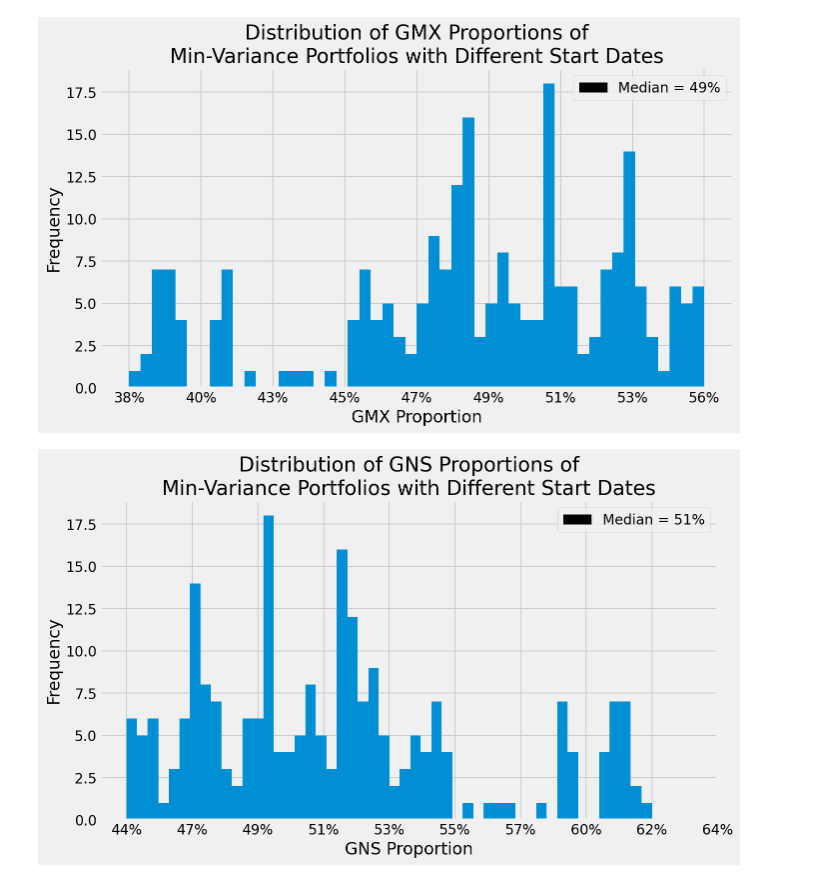
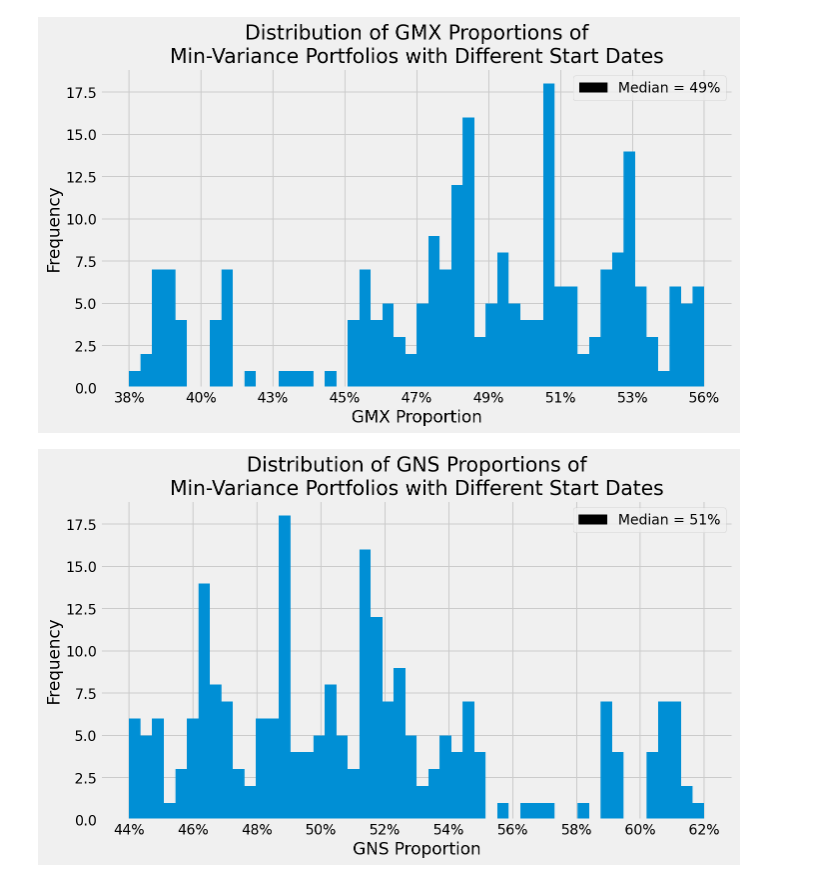
Before and after one commit to coindataschool/mixture, a Jupyter notebook: notebook/min_variance_portfolio.ipynb, the cells around one changed output. Drawn from its saved outputs; the diff is of its cells as text; code cells hidden in the pictures.

```diff
--- a/notebook/min_variance_portfolio.ipynb
+++ b/notebook/min_variance_portfolio.ipynb
@@ -262,15 +262,15 @@ plt.savefig(os.path.join(png_dir, 'minvar_portfolios_weights_gmx.png'), dpi=300)
 # %%
 # plot distribution of GNS proportions
 fig_title = 'Distribution of GNS Proportions of\nMin-Variance Portfolios with Different Start Dates'
-plt_histogram(minvar_portfolios['GNS %'], fig_title, xlab='GNS Proportion')
+plt_histogram(minvar_portfolios['GNS %'], fig_title, xlab='GNS Proportion', xaxis_nticks=9)
 
 # make legend to show the median value
 med = minvar_portfolios['GNS %'].median()
 l1 = mpatches.Patch(color='black',  label='Median = {:.0%}'.format(med))
 plt.legend(handles=[l1], loc='upper right')
 
 # save
 plt.tight_layout()
 plt.savefig(os.path.join(png_dir, 'minvar_portfolios_weights_gns.png'), dpi=300)
 # %% [output]
-[figure, old version]
+[figure, new version]
```
Also changed, not shown: parts of 1 cell of this notebook, 2 other files.
